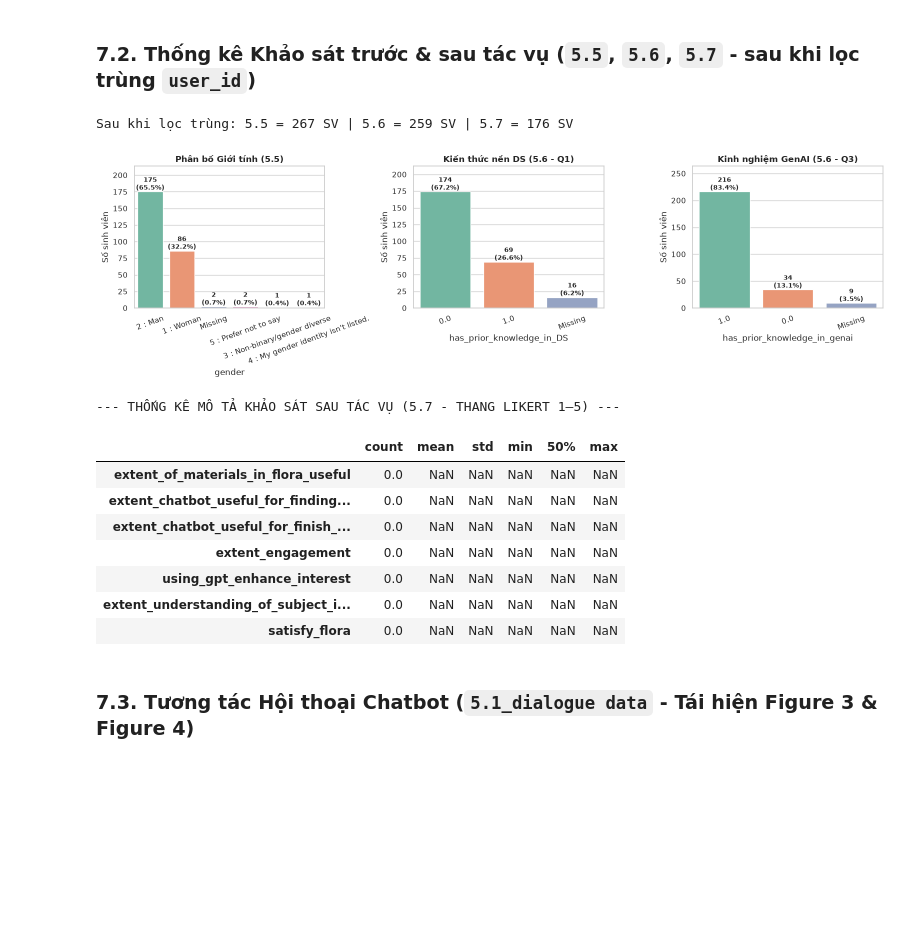
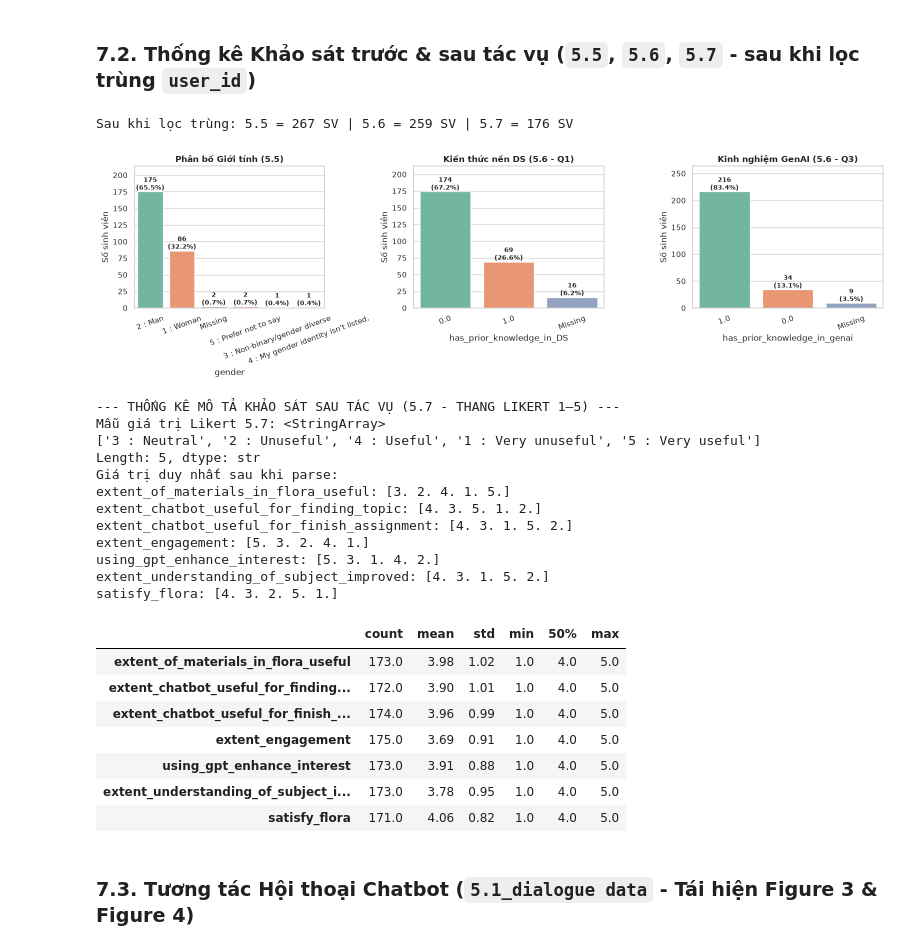
Before and after one commit to hhkc861/FLoRA_Data_Mining, a Jupyter notebook: FLoRa_Data_Analysis.ipynb, the cells around one changed output. Cells and saved outputs as stored; diff of their text form; code cells hidden in the pictures; blank space fills up the shorter version.

```diff
--- a/FLoRa_Data_Analysis.ipynb
+++ b/FLoRa_Data_Analysis.ipynb
@@ -529,41 +529,66 @@ for ax, (series, title) in zip(axes, [
     (pre_know_clean['has_prior_knowledge_in_DS'].fillna('Missing'), 'Kiến thức nền DS (5.6 - Q1)'),
     (pre_know_clean['has_prior_knowledge_in_genai'].fillna('Missing'), 'Kinh nghiệm GenAI (5.6 - Q3)')
 ]):
     vc = series.value_counts()
     sns.barplot(x=vc.index, y=vc.values, palette='Set2', ax=ax)
     total = vc.sum()
     for p in ax.patches:
         h = p.get_height()
         ax.annotate(f"{int(h)}\n({h/total*100:.1f}%)",
                     (p.get_x() + p.get_width()/2, h), ha='center', va='bottom', fontsize=9, fontweight='bold')
     ax.set_title(title, fontweight='bold')
     ax.set_ylabel('Số sinh viên')
     ax.set_ylim(0, vc.max() * 1.22)
     ax.tick_params(axis='x', rotation=20)
 
 plt.tight_layout()
 plt.show()
 
 # Thống kê mô tả các thang đo Likert ở Khảo sát sau tác vụ (5.7)
 likert_cols = [
     'extent_of_materials_in_flora_useful', 'extent_chatbot_useful_for_finding_topic',
     'extent_chatbot_useful_for_finish_assignment', 'extent_engagement',
     'using_gpt_enhance_interest', 'extent_understanding_of_subject_improved', 'satisfy_flora'
 ]
 print("\n--- THỐNG KÊ MÔ TẢ KHẢO SÁT SAU TÁC VỤ (5.7 - THANG LIKERT 1–5) ---")
-display(post_clean[likert_cols].apply(pd.to_numeric, errors='coerce').describe().round(2).T[['count', 'mean', 'std', 'min', '50%', 'max']])
+# Kiểm tra nhanh các giá trị duy nhất trước khi ép kiểu
+print("Mẫu giá trị Likert 5.7:", post_clean[likert_cols[0]].dropna().unique()[:10])
+
+def parse_likert(series):
+    # Nếu là số sẵn thì giữ nguyên; nếu dạng "4 = Useful" thì tách số đầu; nếu text thuần thì cần map thêm
+    s = series.astype(str).str.strip()
+    num = pd.to_numeric(s.str.extract(r'^(\d)')[0], errors='coerce')
+    return num
+
+likert_num = post_clean[likert_cols].apply(parse_likert)
+# Nếu num vẫn bị NaN do file lưu toàn chữ (vd: "Very useful"), in unique() ra để viết dict map 1..5!
+print("Giá trị duy nhất sau khi parse:")
+for col in likert_cols:
+    print(f"{col}: {likert_num[col].dropna().unique()}")
+display(likert_num.describe().round(2).T[['count', 'mean', 'std', 'min', '50%', 'max']])
 # %% [output]
 Sau khi lọc trùng: 5.5 = 267 SV | 5.6 = 259 SV | 5.7 = 176 SV
 [figure]
 --- THỐNG KÊ MÔ TẢ KHẢO SÁT SAU TÁC VỤ (5.7 - THANG LIKERT 1–5) ---
+Mẫu giá trị Likert 5.7: <StringArray>
+['3 : Neutral', '2 : Unuseful', '4 : Useful', '1 : Very unuseful', '5 : Very useful']
+Length: 5, dtype: str
+Giá trị duy nhất sau khi parse:
+extent_of_materials_in_flora_useful: [3. 2. 4. 1. 5.]
+extent_chatbot_useful_for_finding_topic: [4. 3. 5. 1. 2.]
+extent_chatbot_useful_for_finish_assignment: [4. 3. 1. 5. 2.]
+extent_engagement: [5. 3. 2. 4. 1.]
+using_gpt_enhance_interest: [5. 3. 1. 4. 2.]
+extent_understanding_of_subject_improved: [4. 3. 1. 5. 2.]
+satisfy_flora: [4. 3. 2. 5. 1.]
 |  | count | mean | std | min | 50% | max |
-| extent_of_materials_in_flora_useful | 0.0 | NaN | NaN | NaN | NaN | NaN |
-| extent_chatbot_useful_for_finding... | 0.0 | NaN | NaN | NaN | NaN | NaN |
-| extent_chatbot_useful_for_finish_... | 0.0 | NaN | NaN | NaN | NaN | NaN |
-| extent_engagement | 0.0 | NaN | NaN | NaN | NaN | NaN |
-| using_gpt_enhance_interest | 0.0 | NaN | NaN | NaN | NaN | NaN |
-| extent_understanding_of_subject_i... | 0.0 | NaN | NaN | NaN | NaN | NaN |
-| satisfy_flora | 0.0 | NaN | NaN | NaN | NaN | NaN |
+| extent_of_materials_in_flora_useful | 173.0 | 3.98 | 1.02 | 1.0 | 4.0 | 5.0 |
+| extent_chatbot_useful_for_finding... | 172.0 | 3.90 | 1.01 | 1.0 | 4.0 | 5.0 |
+| extent_chatbot_useful_for_finish_... | 174.0 | 3.96 | 0.99 | 1.0 | 4.0 | 5.0 |
+| extent_engagement | 175.0 | 3.69 | 0.91 | 1.0 | 4.0 | 5.0 |
+| using_gpt_enhance_interest | 173.0 | 3.91 | 0.88 | 1.0 | 4.0 | 5.0 |
+| extent_understanding_of_subject_i... | 173.0 | 3.78 | 0.95 | 1.0 | 4.0 | 5.0 |
+| satisfy_flora | 171.0 | 4.06 | 0.82 | 1.0 | 4.0 | 5.0 |
 # %% [markdown]
 ### 7.3. Tương tác Hội thoại Chatbot (`5.1_dialogue data` - Tái hiện Figure 3 & Figure 4)
 # %%
```
Also changed, not shown: parts of 1 cell of this notebook.
